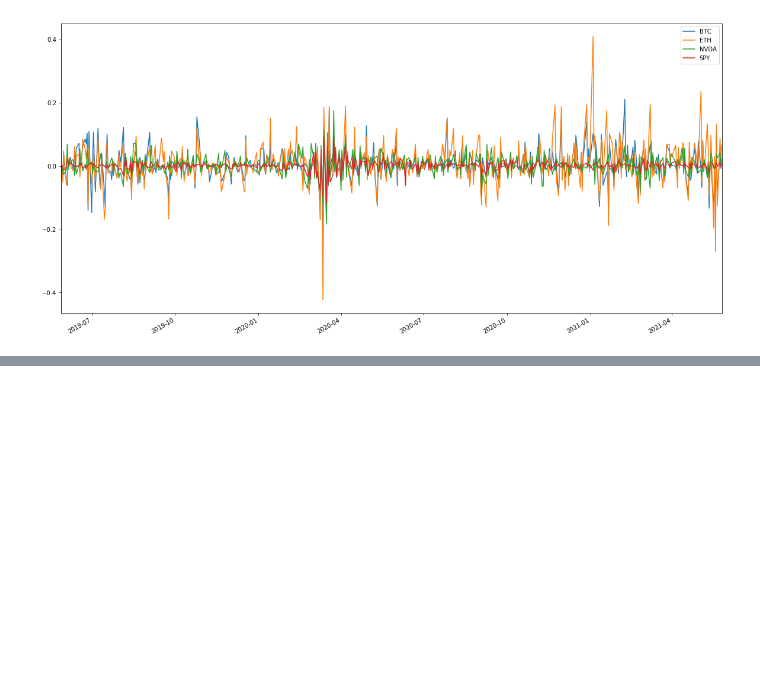
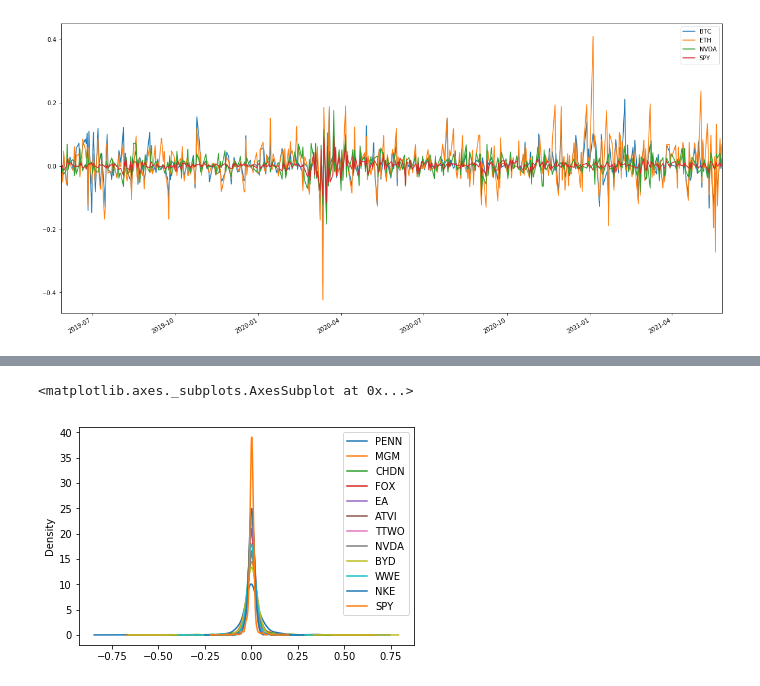
Before and after one commit to niallpwright/group2, a Jupyter notebook: project1dataanalysis.ipynb, the cells around one changed output, grey strips where cells are left out. Cells and saved outputs as stored; diff of their text form; code cells hidden in the pictures; blank space fills up the shorter version.

Commit message:
added performance statistics and some comments, moving to panelcreation next

```diff
--- a/project1dataanalysis.ipynb
+++ b/project1dataanalysis.ipynb
@@ -832,3 +835,23 @@ test.plot(figsize=(20,10))
 # %% [output]
 <matplotlib.axes._subplots.AxesSubplot at 0x...>
 [figure]
+# %%
+ticker = ["PENN", "MGM", "CHDN", "FOX", "WWE", "NKE", "EA", "ATVI", "TTWO", "NVDA", "BYD", "SPY"]
+
+
+timeframe = "1D"
+
+
+start_date = pd.Timestamp("2019-05-25", tz="America/New_York").isoformat()
+end_date = pd.Timestamp("2021-05-26", tz="America/New_York").isoformat()
+
+
+performance = api.get_barset(
+    ticker,
+    timeframe,
+    start=start_date,
+    end=end_date,
+    limit=1000,
+).df
+
+performance.head()
@@ -834,0 +868,18 @@ test.plot(figsize=(20,10))
+# %%
+performance_price = pd.DataFrame()
+performance_price['PENN'] = performance['PENN']['close']
+performance_price['MGM'] = performance['MGM']['close']
+performance_price['CHDN'] = performance['CHDN']['close']
+performance_price['FOX'] = performance['FOX']['close']
+performance_price['EA'] = performance['EA']['close']
+performance_price['ATVI'] = performance['ATVI']['close']
+performance_price['TTWO'] = performance['TTWO']['close']
+performance_price['NVDA'] = performance['NVDA']['close']
+performance_price['BYD'] = performance['BYD']['close']
+performance_price['WWE'] = performance['WWE']['close']
+performance_price['NKE'] = performance['NKE']['close']
+performance_price['SPY'] = performance['SPY']['close']
+
+
+performance_price.index = performance_price.index.date
+performance_price.head(10)
@@ -834,0 +898,7 @@ test.plot(figsize=(20,10))
+# %%
+performance_price_2 = performance_price.pct_change().dropna()
+# %%
+performance_price_2.plot.density()
+# %% [output]
+<matplotlib.axes._subplots.AxesSubplot at 0x...>
+[figure, added]
```
Also changed, not shown: parts of 8 cells of this notebook.
